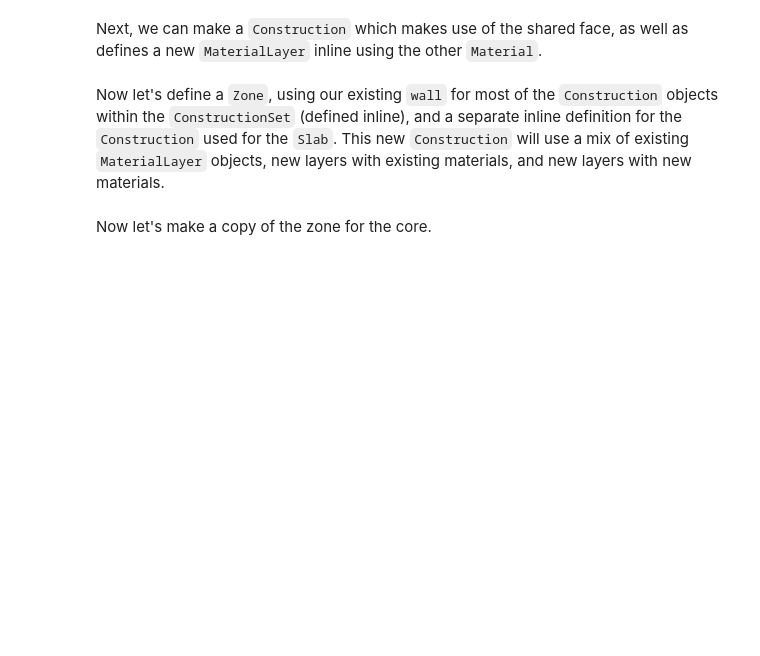
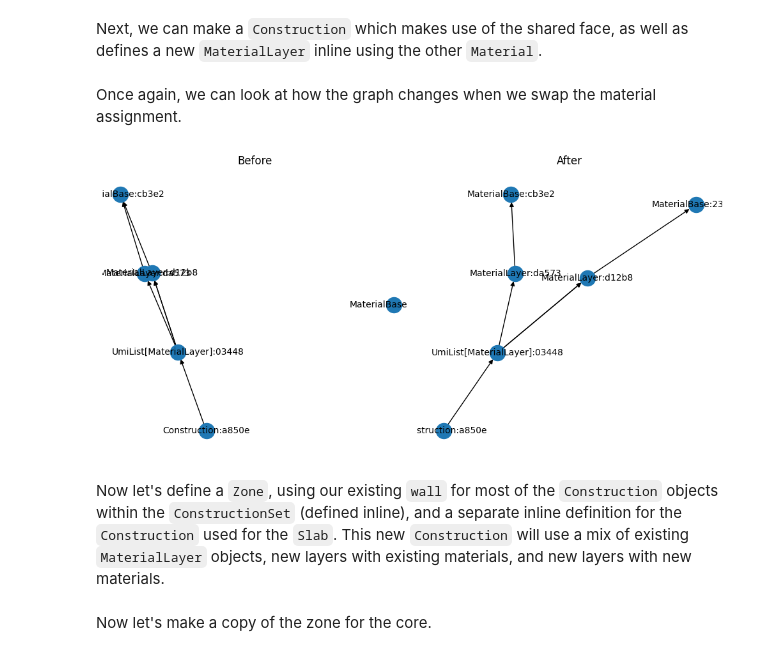
Before and after one commit to samuelduchesne/archetypal, a Jupyter notebook: archetypal/template/schema/demo.ipynb, the cells around one changed output. Saved outputs shown, nothing was run; the diff lists cells and outputs as text; code cells hidden in the pictures; blank space fills up the shorter version.

```diff
--- a/archetypal/template/schema/demo.ipynb
+++ b/archetypal/template/schema/demo.ipynb
@@ -64,6 +100,34 @@ wall = Construction(
 
 # Demontsrate that the shared face is really shared
 assert wall.Layers[0] is wall.Layers[2]
+# %% [markdown]
+Once again, we can look at how the graph changes when we swap the material assignment.
+# %%
+fig, ax = plt.subplots(1, 2, figsize=(10, 5))
+ax[0].set_title("Before")
+ax[1].set_title("After")
+before_layout = nx.kamada_kawai_layout(UmiBase.graph)
+nx.draw(
+    UmiBase.graph,
+    pos=before_layout,
+    ax=ax[0],
+    labels={g: f"{g.__class__.__name__}:{str(g.id)[:5]}" for g in UmiBase.graph},
+    font_size=10,
+)
+
+shared_face.Material = generic_mat_a
+after_layout = nx.kamada_kawai_layout(UmiBase.graph)
+
+nx.draw(
+    UmiBase.graph,
+    pos=after_layout,
+    ax=ax[1],
+    labels={g: f"{g.__class__.__name__}:{str(g.id)[:5]}" for g in UmiBase.graph},
+    font_size=10,
+)
+fig.tight_layout()
+# %% [output]
+[figure, added]
 # %% [markdown]
 Now let's define a `Zone`, using our existing `wall` for most of the `Construction` objects within the `ConstructionSet` (defined inline), and a separate inline definition for the `Construction` used for the `Slab`.  This new `Construction` will use a mix of existing `MaterialLayer` objects, new layers with existing materials, and new layers with new materials.
 # %%
```
Also changed, not shown: parts of 14 cells of this notebook, 6 other files.
